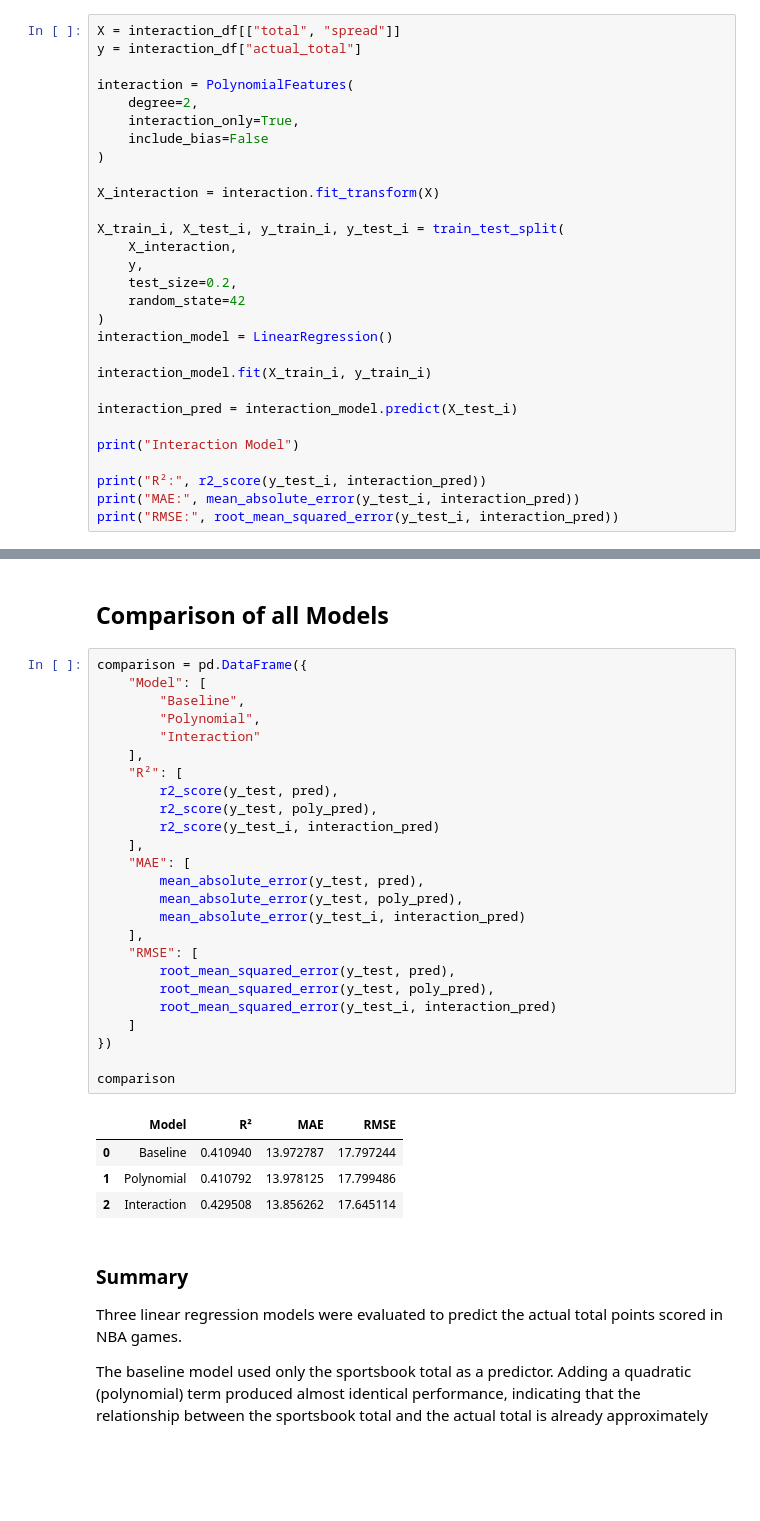
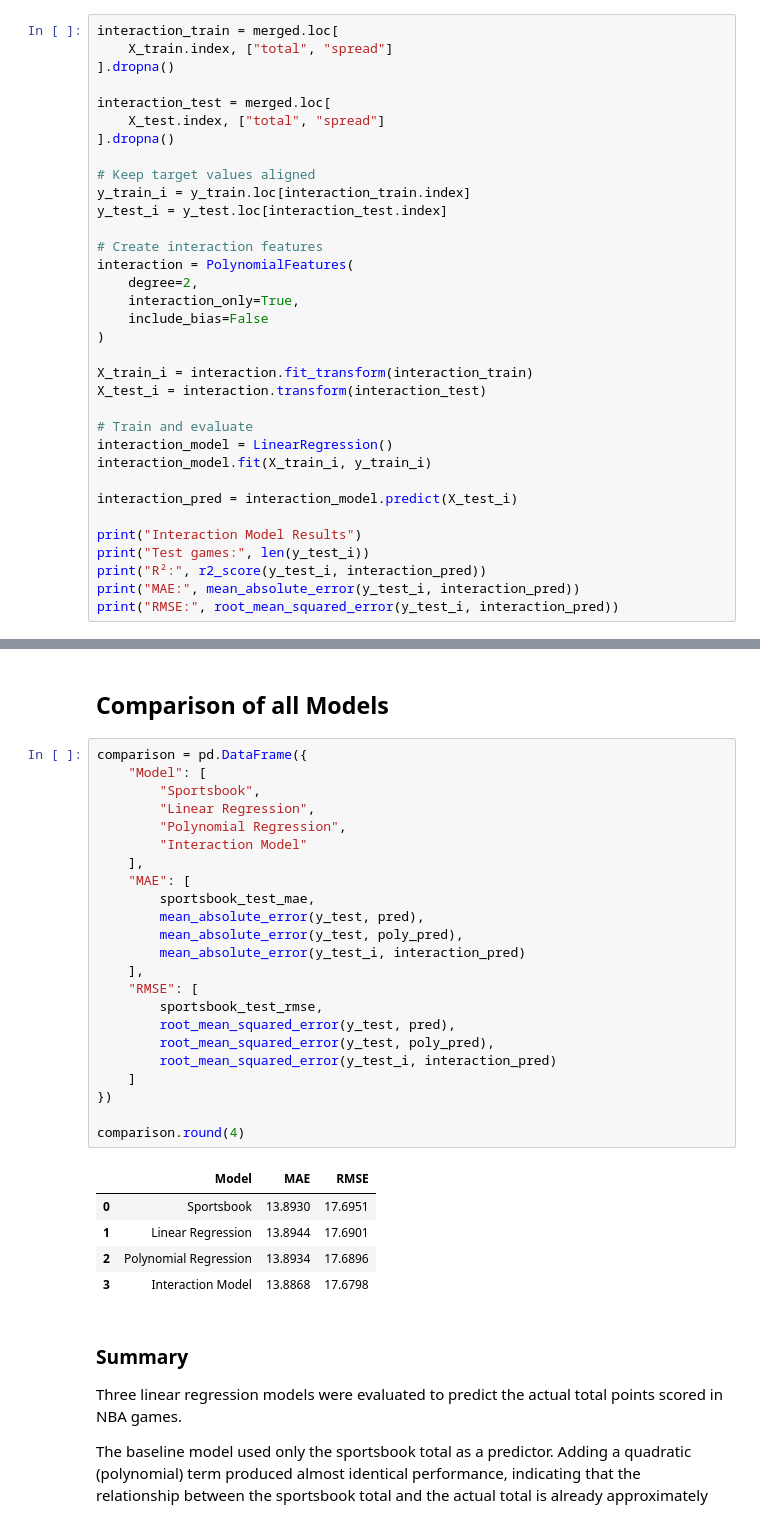
Before and after one commit to josueRlegarda/nba_data_analysis, a Jupyter notebook: notebooks/Week01_Polynomial_Interaction_Terms.ipynb, the cells around one changed output, grey strips where cells are left out. Drawn from its saved outputs; the diff is of its cells as text; blank space fills up the shorter version.

Commit message:
Complete Weeks 1-6 capstone modeling and validation improvements

```diff
--- a/notebooks/Week01_Polynomial_Interaction_Terms.ipynb
+++ b/notebooks/Week01_Polynomial_Interaction_Terms.ipynb
@@ -415,29 +571,34 @@ interaction_df = merged[
 # %%
-X = interaction_df[["total", "spread"]]
-y = interaction_df["actual_total"]
+interaction_train = merged.loc[
+    X_train.index, ["total", "spread"]
+].dropna()
 
+interaction_test = merged.loc[
+    X_test.index, ["total", "spread"]
+].dropna()
+
+# Keep target values aligned
+y_train_i = y_train.loc[interaction_train.index]
+y_test_i = y_test.loc[interaction_test.index]
+
+# Create interaction features
 interaction = PolynomialFeatures(
     degree=2,
     interaction_only=True,
     include_bias=False
 )
 
-X_interaction = interaction.fit_transform(X)
+X_train_i = interaction.fit_transform(interaction_train)
+X_test_i = interaction.transform(interaction_test)
 
-X_train_i, X_test_i, y_train_i, y_test_i = train_test_split(
-    X_interaction,
-    y,
-    test_size=0.2,
-    random_state=42
-)
+# Train and evaluate
 interaction_model = LinearRegression()
-
 interaction_model.fit(X_train_i, y_train_i)
 
 interaction_pred = interaction_model.predict(X_test_i)
 
-print("Interaction Model")
-
+print("Interaction Model Results")
+print("Test games:", len(y_test_i))
 print("R²:", r2_score(y_test_i, interaction_pred))
 print("MAE:", mean_absolute_error(y_test_i, interaction_pred))
 print("RMSE:", root_mean_squared_error(y_test_i, interaction_pred))
@@ -451,33 +613,32 @@ RMSE: 17.64511363458652
 # %%
 comparison = pd.DataFrame({
     "Model": [
-        "Baseline",
-        "Polynomial",
-        "Interaction"
-    ],
-    "R²": [
-        r2_score(y_test, pred),
-        r2_score(y_test, poly_pred),
-        r2_score(y_test_i, interaction_pred)
+        "Sportsbook",
+        "Linear Regression",
+        "Polynomial Regression",
+        "Interaction Model"
     ],
     "MAE": [
+        sportsbook_test_mae,
         mean_absolute_error(y_test, pred),
         mean_absolute_error(y_test, poly_pred),
         mean_absolute_error(y_test_i, interaction_pred)
     ],
     "RMSE": [
+        sportsbook_test_rmse,
         root_mean_squared_error(y_test, pred),
         root_mean_squared_error(y_test, poly_pred),
         root_mean_squared_error(y_test_i, interaction_pred)
     ]
 })
 
-comparison
+comparison.round(4)
 # %% [output]
-|  | Model | R² | MAE | RMSE |
-| 0 | Baseline | 0.410940 | 13.972787 | 17.797244 |
-| 1 | Polynomial | 0.410792 | 13.978125 | 17.799486 |
-| 2 | Interaction | 0.429508 | 13.856262 | 17.645114 |
+|  | Model | MAE | RMSE |
+| 0 | Sportsbook | 13.8930 | 17.6951 |
+| 1 | Linear Regression | 13.8944 | 17.6901 |
+| 2 | Polynomial Regression | 13.8934 | 17.6896 |
+| 3 | Interaction Model | 13.8868 | 17.6798 |
 # %% [markdown]
 ### Summary
 
```
Also changed, not shown: parts of 26 cells of this notebook, 7 other files.
